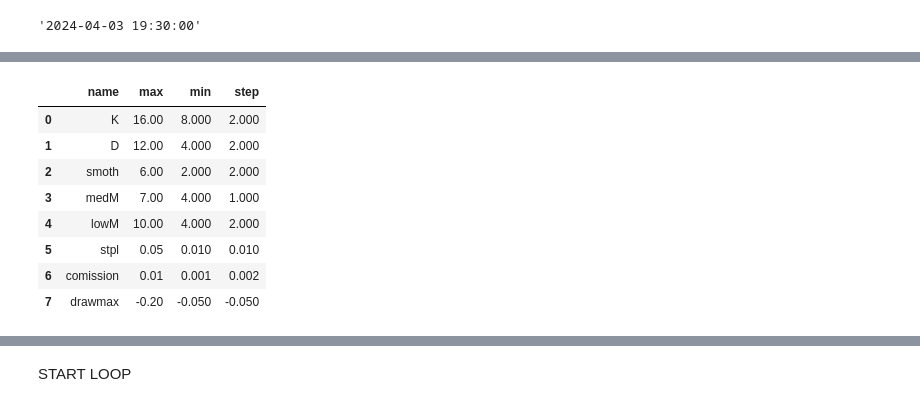
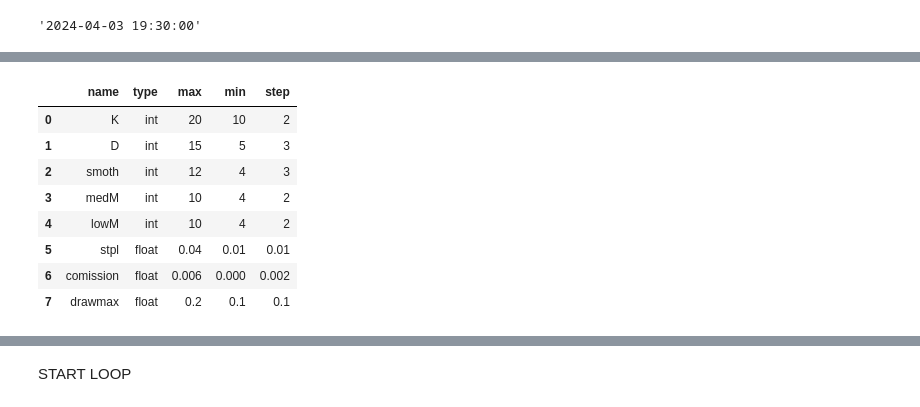
Before and after one commit to SciTrade/anaconda_projects, a Jupyter notebook: Trading_System/Stch_1H_1/syscons_compact_1.ipynb, the cells around one changed output, grey strips where cells are left out. Cells and saved outputs as stored; diff of their text form; code cells hidden in the pictures.

```diff
--- a/Trading_System/Stch_1H_1/syscons_compact_1.ipynb
+++ b/Trading_System/Stch_1H_1/syscons_compact_1.ipynb
@@ -95,24 +107,24 @@ display(len(dftitulosdados))
 # %%
 # Conecta ao banco de dados SQLite
 con = sqlite3.connect('sqTradeSys.db')  # ou o caminho correto do seu arquivo .sqlite
 
 # Consulta SQL para extrair o registro
 #query = f"SELECT * FROM vwbacktestparameters ,name, max, min,step WHERE id_backtest = {id_backtest}"
-query = f"SELECT  name, max, min, step FROM vwbacktestparameters WHERE id_backtest = {id_backtest}"
+query = f"SELECT  name, type, max, min, step FROM vwbacktestparameters WHERE id_backtest = {id_backtest}"
 # Executa a consulta e lê em um DataFrame
 df = pd.read_sql_query(query, con)
 
 # Fecha a conexão (opcional)
 con.close()
 
 display (df)
 # %% [output]
-|  | name | max | min | step |
-| 0 | K | 16.00 | 8.000 | 2.000 |
-| 1 | D | 12.00 | 4.000 | 2.000 |
-| 2 | smoth | 6.00 | 2.000 | 2.000 |
-| 3 | medM | 7.00 | 4.000 | 1.000 |
-| 4 | lowM | 10.00 | 4.000 | 2.000 |
-| 5 | stpl | 0.05 | 0.010 | 0.010 |
-| 6 | comission | 0.01 | 0.001 | 0.002 |
-| 7 | drawmax | -0.20 | -0.050 | -0.050 |
+|  | name | type | max | min | step |
+| 0 | K | int | 20 | 10 | 2 |
+| 1 | D | int | 15 | 5 | 3 |
+| 2 | smoth | int | 12 | 4 | 3 |
+| 3 | medM | int | 10 | 4 | 2 |
+| 4 | lowM | int | 10 | 4 | 2 |
+| 5 | stpl | float | 0.04 | 0.01 | 0.01 |
+| 6 | comission | float | 0.006 | 0.000 | 0.002 |
+| 7 | drawmax | float | 0.2 | 0.1 | 0.1 |
```
Also changed, not shown: parts of 20 cells of this notebook, 4 other files.
